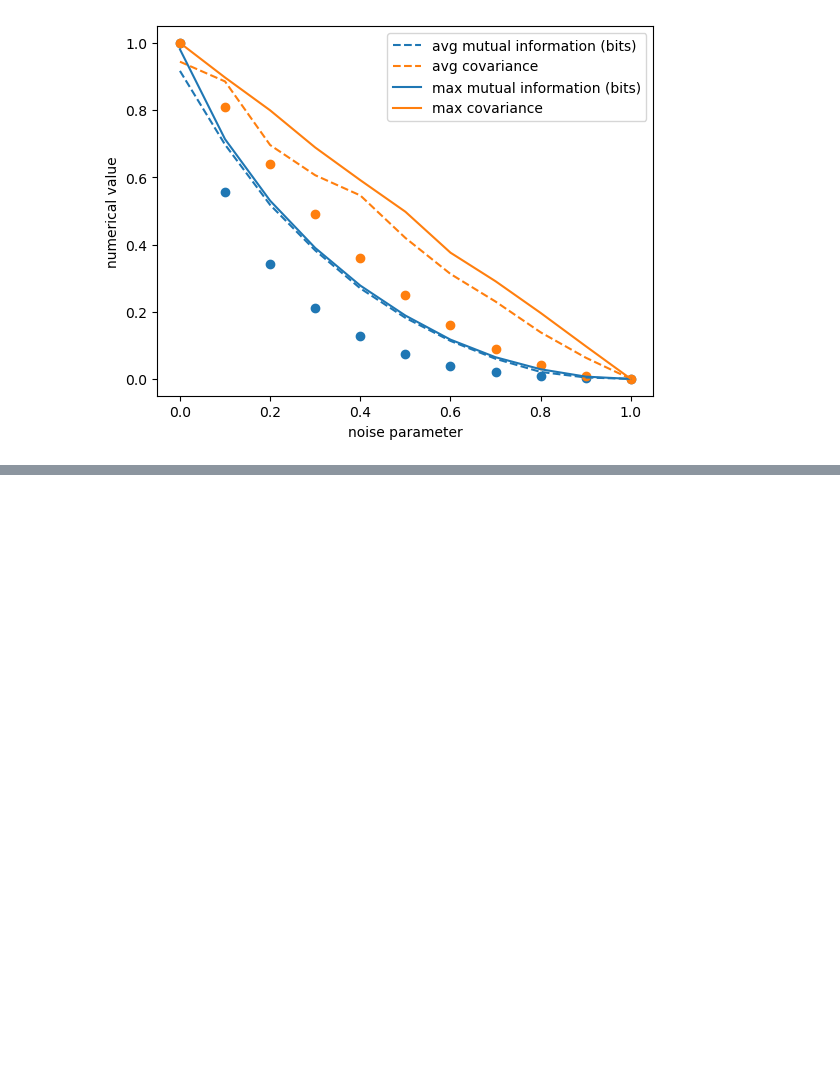
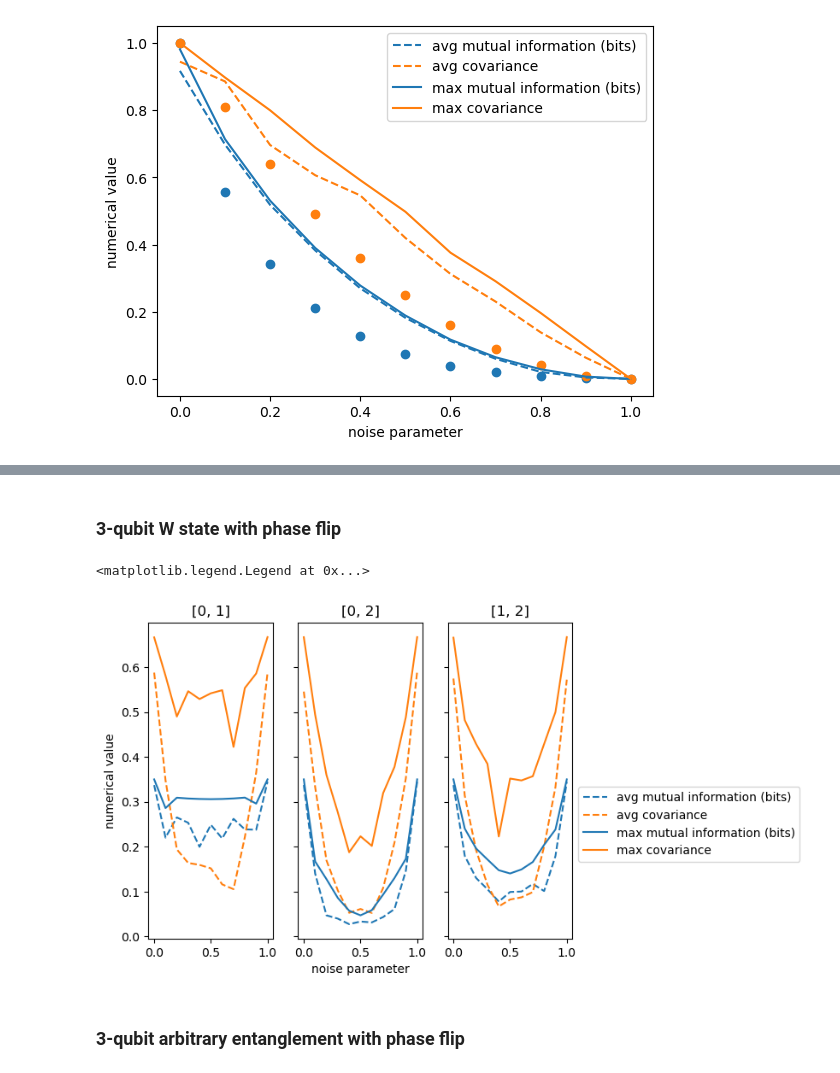
Before and after one commit to ChitambarLab/qNetTI, a Jupyter notebook: demos/covariance_vs_entropic_inference_noisy.ipynb, the cells around one changed output, grey strips where cells are left out. Cells and saved outputs as stored; diff of their text form; code cells hidden in the pictures; blank space fills up the shorter version.

```diff
--- a/demos/covariance_vs_entropic_inference_noisy.ipynb
+++ b/demos/covariance_vs_entropic_inference_noisy.ipynb
@@ -273,0 +382,15 @@ plt.legend()
+# %% [markdown]
+### 3-qubit W state with phase flip
+# %%
+def phase_flip_prep_node(gam):
+    def rot_w_state(settings, wires):
+        qnetvo.W_state(settings, wires)
+        qml.ArbitraryUnitary([qnp.pi / 4, 0.3, -1.5], wires=[wires[0]])
+        qml.ArbitraryUnitary([-0.7, 2.9, 1.2], wires=[wires[1]])
+        qml.ArbitraryUnitary([0.2, 3, -2.3], wires=[wires[2]])
+        qml.PhaseFlip(gam, wires=[wires[0]])
+        qml.PhaseFlip(gam, wires=[wires[1]])
+        qml.PhaseFlip(gam, wires=[wires[2]])
+
+    w_state_prep_node = qnetvo.PrepareNode(wires=[0, 1, 2], ansatz_fn=rot_w_state)
+    return w_state_prep_node
@@ -273,0 +429,48 @@ plt.legend()
+# %%
+pairs = [[0, 1], [0, 2], [1, 2]]
+
+fig, ax = plt.subplots(1, 3, sharey=True)
+
+for idx, pair in enumerate(pairs):
+    i = pair[0]
+    j = pair[1]
+    ax[idx].plot(
+        gamma,
+        [reduce(lambda x, y: x + y, mat)[i, j] / trial for mat in char_mat_data],
+        label="avg mutual information (bits)",
+        color="#1f77b4",
+        linestyle="dashed",
+    )
+    ax[idx].plot(
+        gamma,
+        [reduce(lambda x, y: qnp.abs(x) + qnp.abs(y), mat)[i, j] / trial for mat in cov_mat_data],
+        label="avg covariance",
+        color="#ff7f0e",
+        linestyle="dashed",
+    )
+    ax[idx].plot(
+        gamma,
+        [reduce(lambda x, y: qnp.maximum(x, y), mat)[i, j] for mat in char_mat_data],
+        label="max mutual information (bits)",
+        color="#1f77b4",
+    )
+    ax[idx].plot(
+        gamma,
+        [
+            reduce(lambda x, y: qnp.maximum(qnp.abs(x), qnp.abs(y)), mat)[i, j]
+            for mat in cov_mat_data
+        ],
+        label="max covariance",
+        color="#ff7f0e",
+    )
+    ax[idx].set_title(pair)
+
+ax[1].set_xlabel("noise parameter")
+ax[0].set_ylabel("numerical value")
+
+ax[2].legend(bbox_to_anchor=(1, 0.0, 0.5, 0.5))
+# %% [output]
+<matplotlib.legend.Legend at 0x...>
+[figure, added]
+# %% [markdown]
+### 3-qubit arbitrary entanglement with phase flip
```
Also changed, not shown: parts of 21 cells of this notebook, 1 other file.
